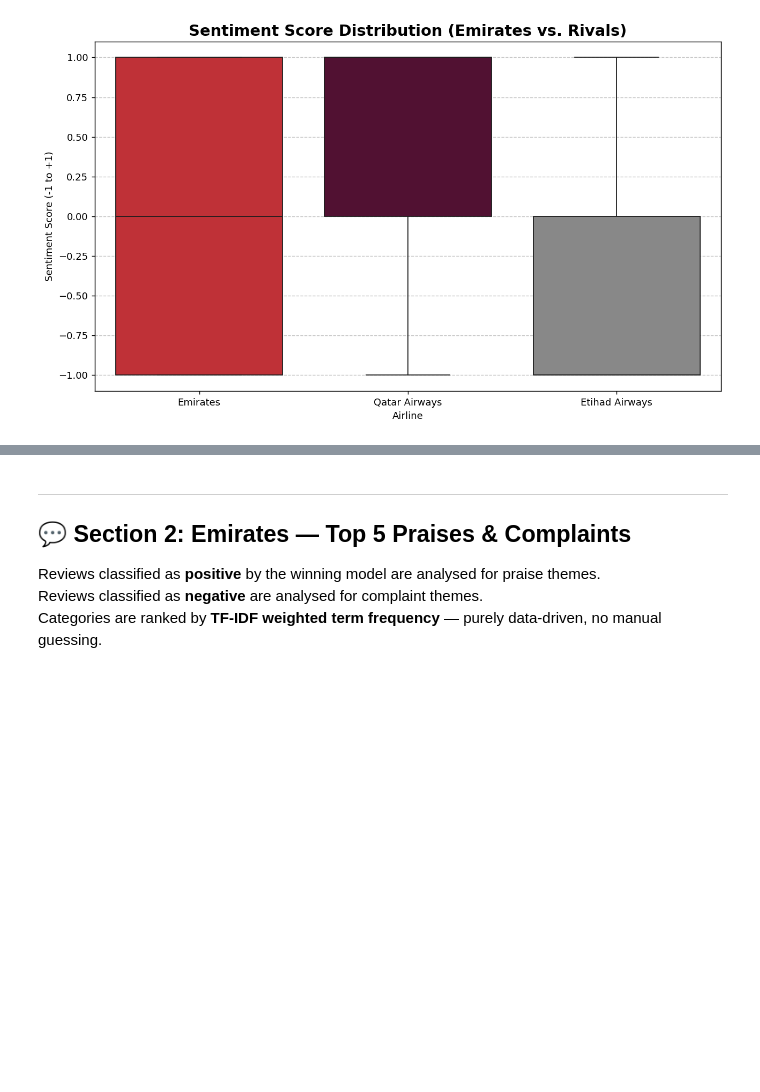
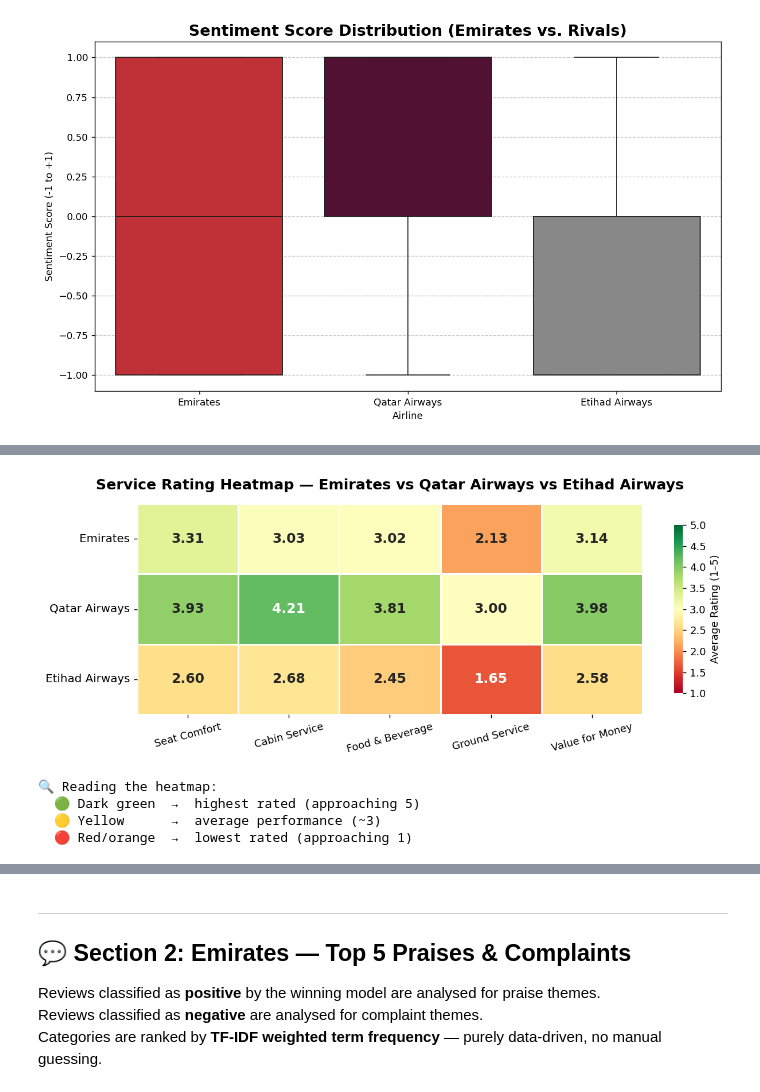
Before and after one commit to Dheerajc15/Analysis-of-Emirates-Customer-Sentiment-and-Campaign-Effectiveness, a Jupyter notebook: notebooks/Final Report.ipynb, the cells around one changed output, grey strips where cells are left out. Drawn from its saved outputs; the diff is of its cells as text; code cells hidden in the pictures; blank space fills up the shorter version.

```diff
--- a/notebooks/Final Report.ipynb
+++ b/notebooks/Final Report.ipynb
@@ -184,0 +263,52 @@ Sentiment score range: -1.0 (very negative) to +1.0 (very positive)
+# %%
+# ── Heatmap: Service Ratings across Airlines ─────────────────────────────────
+
+if not available_cols:
+    print("⚠️  No rating columns found. Run Cell 5A first.")
+else:
+    heatmap_data = df_avg.set_index("AirlineName")
+
+    # Ensure airline order is consistent
+    airline_order = ["Emirates", "Qatar Airways", "Etihad Airways"]
+    heatmap_data = heatmap_data.reindex(
+        [a for a in airline_order if a in heatmap_data.index]
+    )
+
+    fig, ax = plt.subplots(figsize=(10, 4))
+    sns.heatmap(
+        heatmap_data,
+        annot=True,
+        fmt=".2f",
+        cmap="RdYlGn",          # red = low, yellow = mid, green = high
+        vmin=1, vmax=5,
+        linewidths=0.6,
+        linecolor="white",
+        annot_kws={"size": 13, "weight": "bold"},
+        ax=ax,
+        cbar_kws={"label": "Average Rating (1–5)", "shrink": 0.8},
+    )
+
+    ax.set_title(
+        "Service Rating Heatmap — Emirates vs Qatar Airways vs Etihad Airways",
+        fontsize=14, fontweight="bold", pad=14,
+    )
+    ax.set_xlabel("")
+    ax.set_ylabel("")
+    ax.tick_params(axis="x", labelsize=10, rotation=15)
+    ax.tick_params(axis="y", labelsize=11, rotation=0)
+
+    plt.tight_layout()
+    plt.savefig("../reports/figures/service_ratings_heatmap.png", bbox_inches="tight", dpi=150)
+    plt.show()
+    plt.close()
+
+    print("\n🔍 Reading the heatmap:")
+    print("  🟢 Dark green  →  highest rated (approaching 5)")
+    print("  🟡 Yellow      →  average performance (~3)")
+    print("  🔴 Red/orange  →  lowest rated (approaching 1)")
+# %% [output]
+[figure, added]
+🔍 Reading the heatmap:
+  🟢 Dark green  →  highest rated (approaching 5)
+  🟡 Yellow      →  average performance (~3)
+  🔴 Red/orange  →  lowest rated (approaching 1)
```
Also changed, not shown: parts of 2 cells of this notebook.
